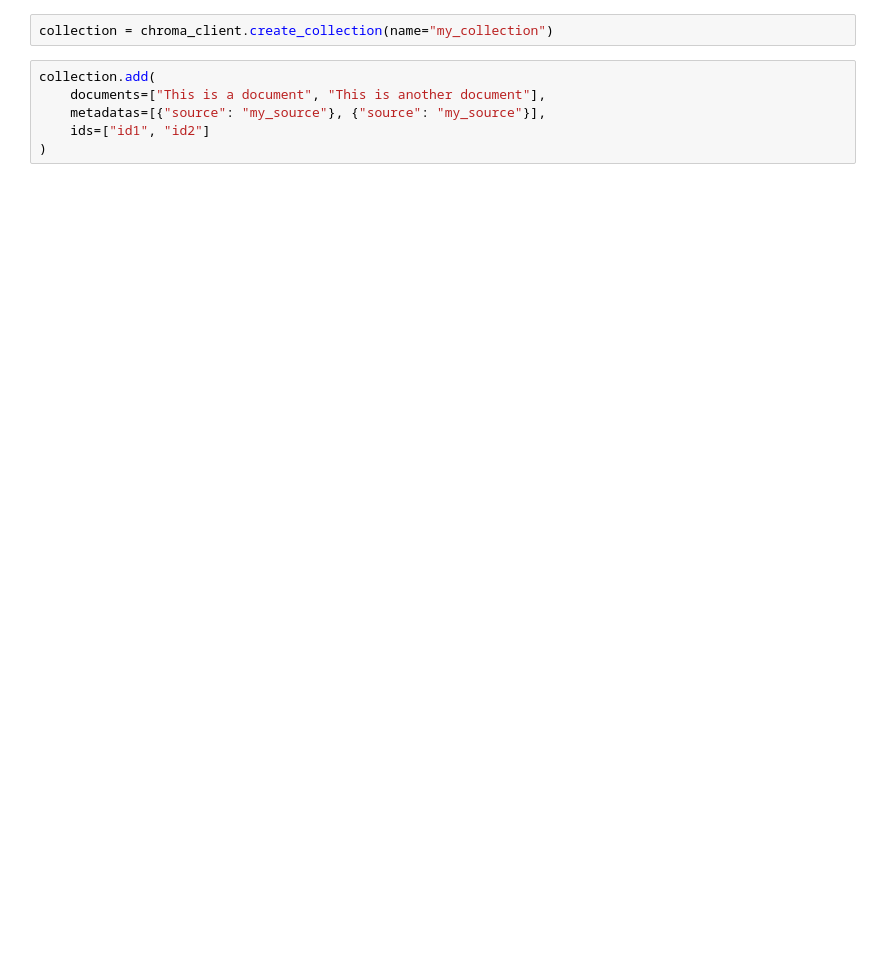
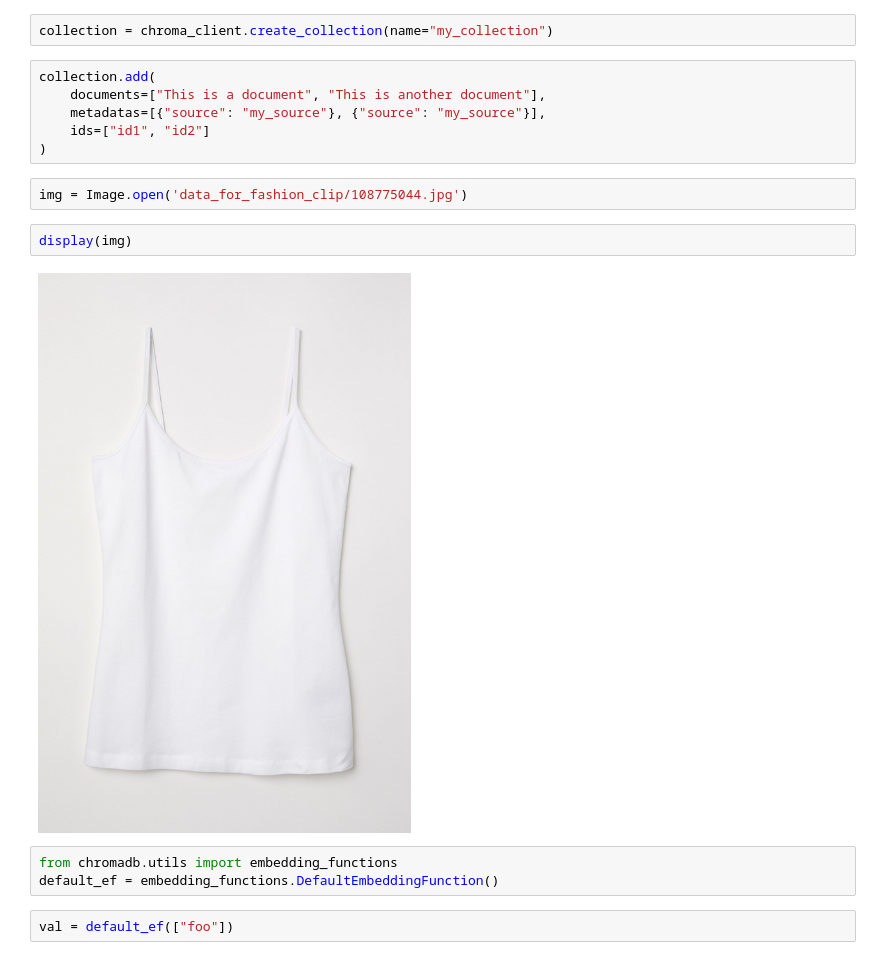
Before and after one commit to psj98/Moeutto, a Jupyter notebook: Crawling/img-crawling/embeding.ipynb, the cells around one changed output. Drawn from its saved outputs; the diff is of its cells as text; blank space fills up the shorter version.

```diff
--- a/Crawling/img-crawling/embeding.ipynb
+++ b/Crawling/img-crawling/embeding.ipynb
@@ -9,3 +11,14 @@ collection.add(
     metadatas=[{"source": "my_source"}, {"source": "my_source"}],
     ids=["id1", "id2"]
 )
+# %%
+img = Image.open('data_for_fashion_clip/108775044.jpg')
+# %%
+display(img)
+# %% [output]
+[figure, added]
+# %%
+from chromadb.utils import embedding_functions
+default_ef = embedding_functions.DefaultEmbeddingFunction()
+# %%
+val = default_ef(["foo"])
```
Also changed, not shown: parts of 2 cells of this notebook, 4 other files.
